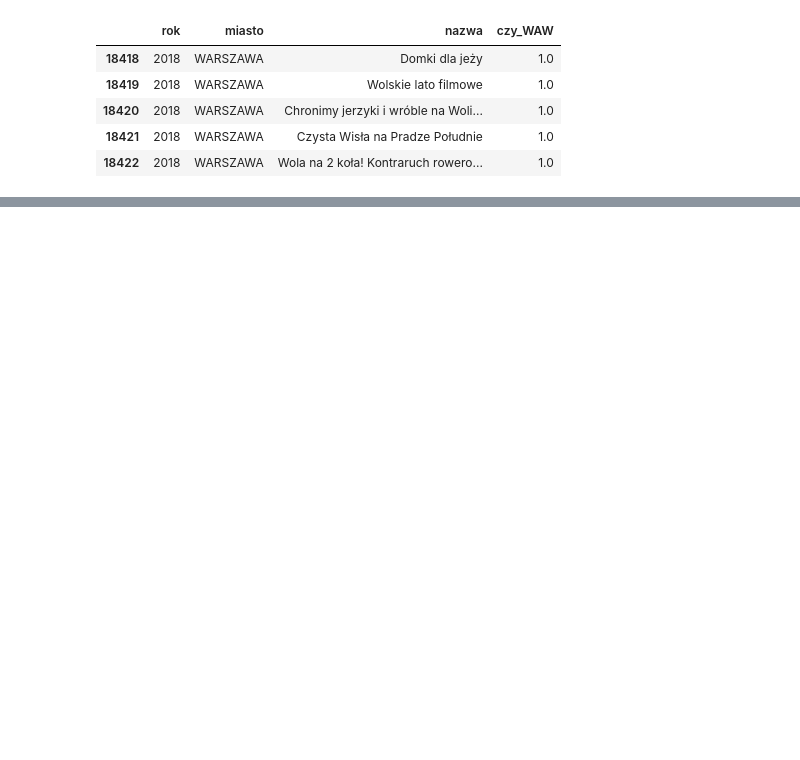
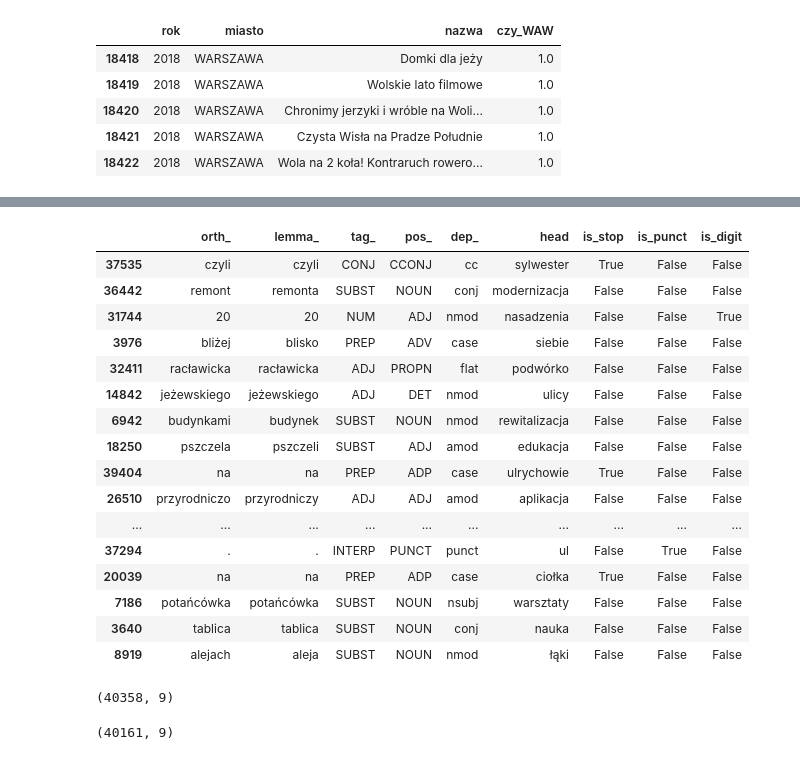
Before and after one commit to malowana/NLP_budzet_obywatelski, a Jupyter notebook: BO_analiza_morfologiczna.ipynb, the cells around one changed output, grey strips where cells are left out. Saved outputs shown, nothing was run; the diff lists cells and outputs as text; code cells hidden in the pictures; blank space fills up the shorter version.

```diff
--- a/BO_analiza_morfologiczna.ipynb
+++ b/BO_analiza_morfologiczna.ipynb
@@ -79,6 +79,8 @@ df.drop(df.index[rem_index], inplace=True)
 # %%
 # Usunięcie duplikatów
 df = df.drop_duplicates()
+# %%
+df['nazwa'] = df['nazwa'].apply(str)
 # %%
 #usuniecie kolumny wszystko
 if 'WSZYSTKO' in df: del df['WSZYSTKO']
@@ -120,3 +134,7 @@ docs_waw = ' '.join(df_waw.nazwa)
+# %%
+#zlaczenie wszystkich nazw w jeden string
+docs_waw = ' '.join(df_waw.nazwa)
+docs_waw = docs_waw.lower()
 # %%
 docs_waw
 # %% [output]
@@ -147,0 +144,5 @@ Jaśkiewicza         Jaśkiewicz          PROPN     SUBST       0  0  0
+# %%
+attribs = ['orth_', 'lemma_', 'tag_', 'pos_', 'dep_', 'head', 'is_stop', 'is_punct', 'is_digit']
+table = [{att:tok.__getattribute__(att) for att in attribs} for tok in doc]
+df_waw_morf = pd.DataFrame(table)
+print(df_waw_morf[attribs])
@@ -147,0 +164,24 @@ Jaśkiewicza         Jaśkiewicz          PROPN     SUBST       0  0  0
+# %%
+df_waw_morf.sample(50)
+# %% [output]
+|  | orth_ | lemma_ | tag_ | pos_ | dep_ | head | is_stop | is_punct | is_digit |
+| 37535 | czyli | czyli | CONJ | CCONJ | cc | sylwester | True | False | False |
+| 36442 | remont | remonta | SUBST | NOUN | conj | modernizacja | False | False | False |
+| 31744 | 20 | 20 | NUM | ADJ | nmod | nasadzenia | False | False | True |
+| 3976 | bliżej | blisko | PREP | ADV | case | siebie | False | False | False |
+| 32411 | racławicka | racławicka | ADJ | PROPN | flat | podwórko | False | False | False |
+| 14842 | jeżewskiego | jeżewskiego | ADJ | DET | nmod | ulicy | False | False | False |
+| 6942 | budynkami | budynek | SUBST | NOUN | nmod | rewitalizacja | False | False | False |
+| 18250 | pszczela | pszczeli | SUBST | ADJ | amod | edukacja | False | False | False |
+| 39404 | na | na | PREP | ADP | case | ulrychowie | True | False | False |
+| 26510 | przyrodniczo | przyrodniczy | ADJ | ADJ | amod | aplikacja | False | False | False |
+| ... | ... | ... | ... | ... | ... | ... | ... | ... | ... |
+| 37294 | . | . | INTERP | PUNCT | punct | ul | False | True | False |
+| 20039 | na | na | PREP | ADP | case | ciołka | True | False | False |
+| 7186 | potańcówka | potańcówka | SUBST | NOUN | nsubj | warsztaty | False | False | False |
+| 3640 | tablica | tablica | SUBST | NOUN | conj | nauka | False | False | False |
+| 8919 | alejach | aleja | SUBST | NOUN | nmod | łąki | False | False | False |
+# %%
+df_waw_morf.shape
+# %% [output]
+(40358, 9)
@@ -147,0 +191,4 @@ Jaśkiewicza         Jaśkiewicz          PROPN     SUBST       0  0  0
+# %%
+df_waw_morf.shape
+# %% [output]
+(40161, 9)
```
Also changed, not shown: parts of 13 cells of this notebook.
